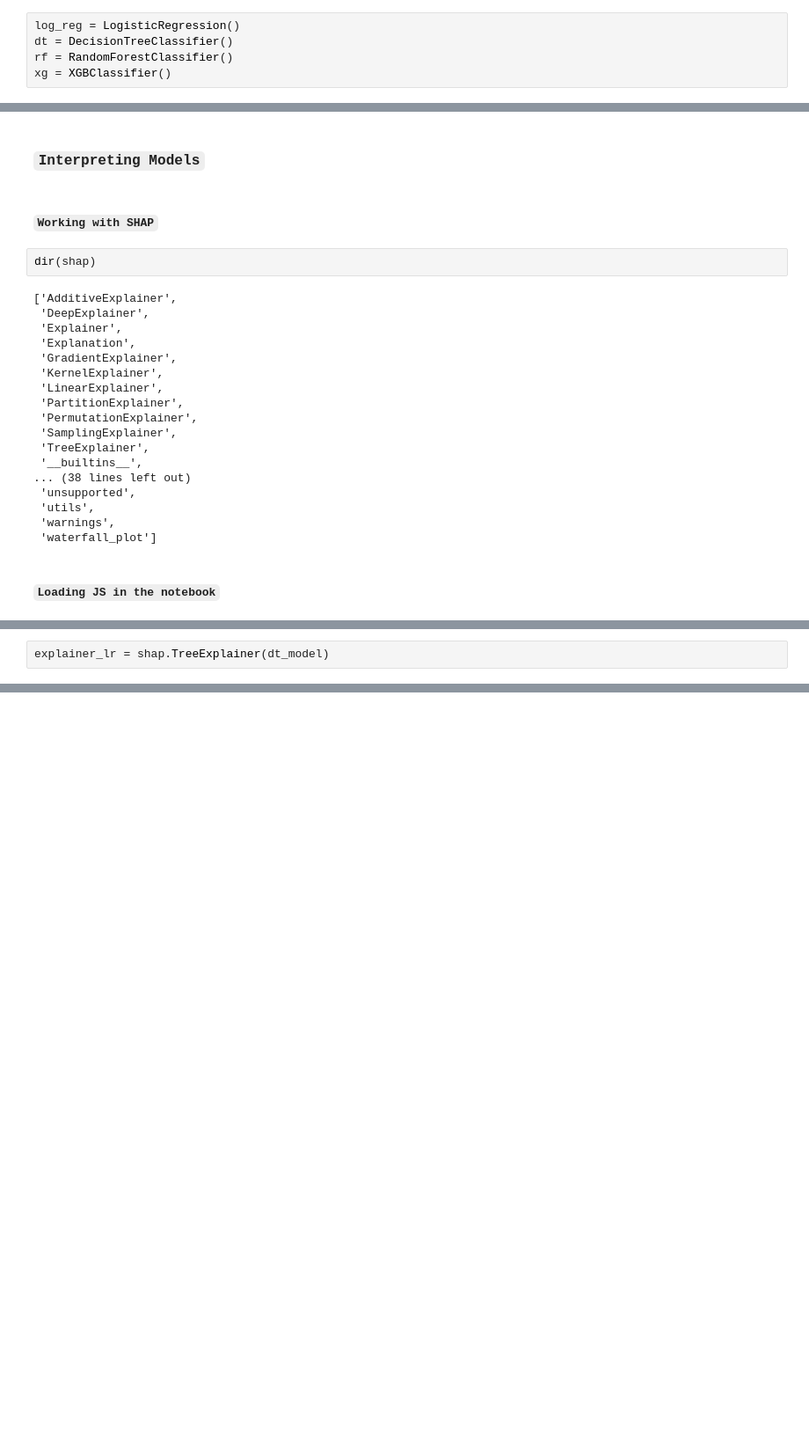
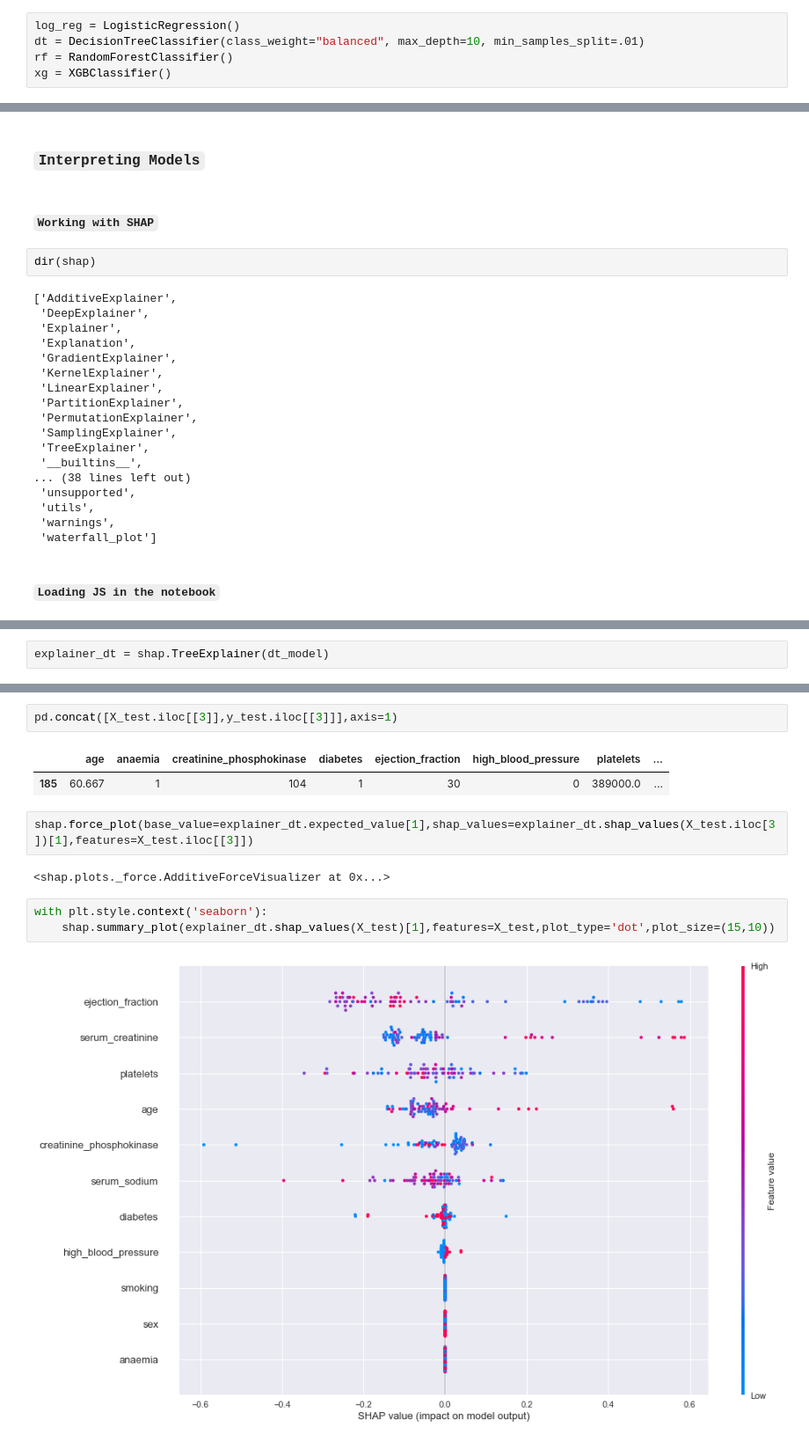
Before and after one commit to raj-shr-git/interpret_models, a Jupyter notebook: Model_Interpreting.ipynb, the cells around one changed output, grey strips where cells are left out. Shown at 88% size. Drawn from its saved outputs; the diff is of its cells as text; blank space fills up the shorter version.

```diff
--- a/Model_Interpreting.ipynb
+++ b/Model_Interpreting.ipynb
@@ -132,7 +135,7 @@ from sklearn.ensemble import RandomForestClassifier
 from xgboost import XGBClassifier
 # %%
 log_reg = LogisticRegression()
-dt = DecisionTreeClassifier()
+dt = DecisionTreeClassifier(class_weight="balanced", max_depth=10, min_samples_split=.01)
 rf = RandomForestClassifier()
 xg = XGBClassifier()
 # %%
@@ -193,3 +198,3 @@ shap.initjs()
 # %%
-explainer_lr = shap.TreeExplainer(dt_model)
+explainer_dt = shap.TreeExplainer(dt_model)
 # %%
@@ -251,0 +322,14 @@ shap.summary_plot(shap_values_all, features=observations)
+# %%
+pd.concat([X_test.iloc[[3]],y_test.iloc[[3]]],axis=1)
+# %% [output]
+|  | age | anaemia | creatinine_phosphokinase | diabetes | ejection_fraction | high_blood_pressure | platelets | ... |
+| 185 | 60.667 | 1 | 104 | 1 | 30 | 0 | 389000.0 | ... |
+# %%
+shap.force_plot(base_value=explainer_dt.expected_value[1],shap_values=explainer_dt.shap_values(X_test.iloc[3])[1],features=X_test.iloc[[3]])
+# %% [output]
+<shap.plots._force.AdditiveForceVisualizer at 0x...>
+# %%
+with plt.style.context('seaborn'):
+    shap.summary_plot(explainer_dt.shap_values(X_test)[1],features=X_test,plot_type='dot',plot_size=(15,10))
+# %% [output]
+[figure, added]
```
Also changed, not shown: parts of 30 cells of this notebook.
